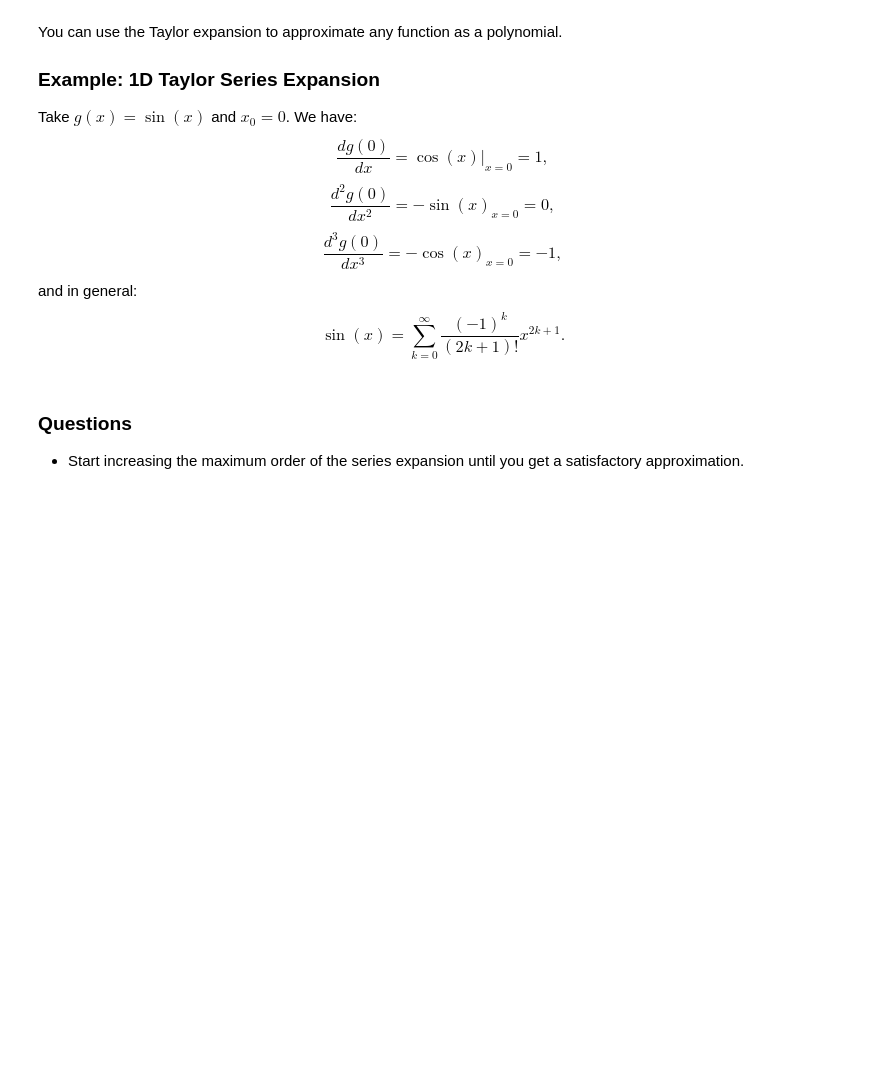
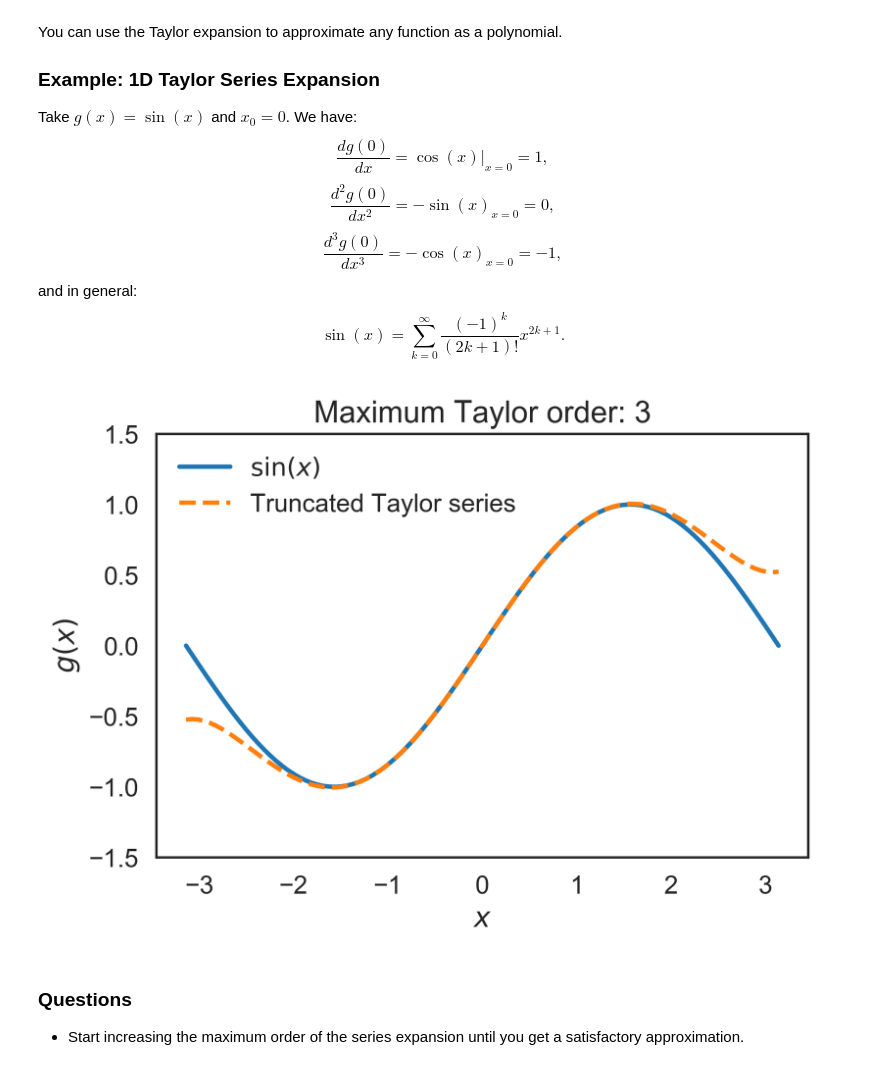
Before and after one commit to PredictiveScienceLab/uq-course, a Jupyter notebook: handouts/handout_15.ipynb, the cells around one changed output. Cells and saved outputs as stored; diff of their text form; code cells hidden in the pictures; blank space fills up the shorter version.

```diff
--- a/handouts/handout_15.ipynb
+++ b/handouts/handout_15.ipynb
@@ -49,20 +51,22 @@ $$
 \sin(x) = \sum_{k=0}^{\infty} \frac{(-1)^k}{(2k+1)!}x^{2k+1}.
 $$
 # %%
-max_taylor_order = 1
+max_taylor_order = 3
 fig, ax = plt.subplots()
 x = np.linspace(-np.pi, np.pi, 100)
 y_true = np.sin(x)
 y_taylor = np.zeros(x.shape)
 for k in range(max_taylor_order):
     y_taylor += (-1.) ** k * 1. / math.factorial(2 * k + 1) * x ** (2 * k + 1)
 ax.plot(x, y_true, label='$\sin(x)$')
 ax.plot(x, y_taylor, '--', label='Truncated Taylor series')
 plt.legend(loc='best')
 ax.set_ylim(-1.5, 1.5)
 ax.set_title('Maximum Taylor order: %d' % max_taylor_order)
 ax.set_xlabel('$x$')
 ax.set_ylabel('$g(x)$');
+# %% [output]
+[figure, added]
 # %% [markdown]
 ### Questions
 
```
Also changed, not shown: parts of 6 cells of this notebook.
